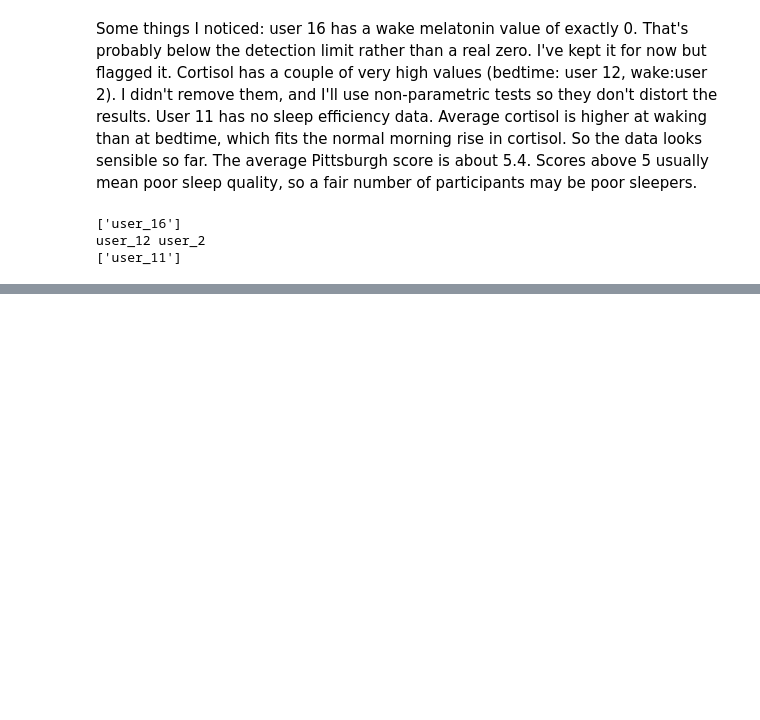
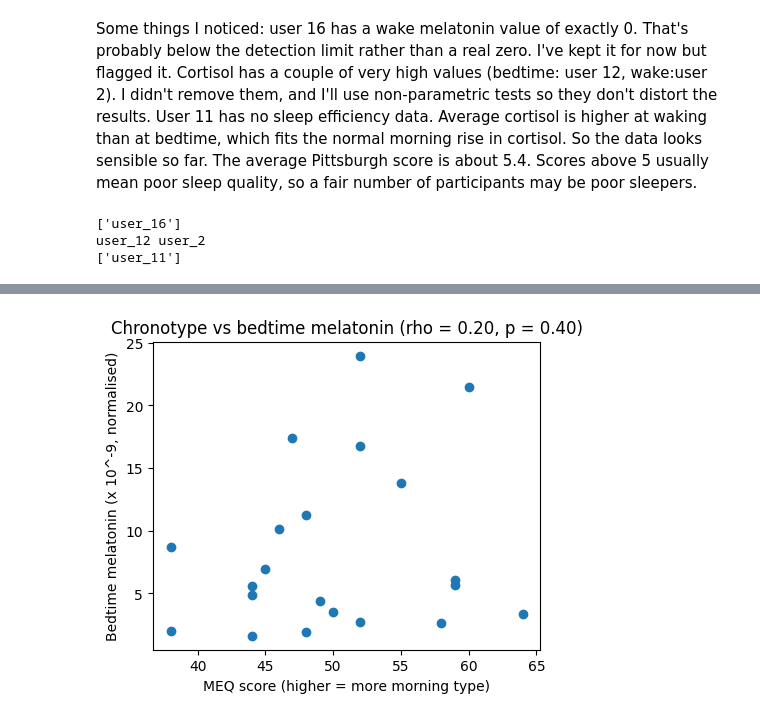
Before and after one commit to alishbakhan21/mmash-sleep-hormones, a Jupyter notebook: 01_load_and_merge.ipynb, the cells around one changed output, grey strips where cells are left out. Saved outputs shown, nothing was run; the diff lists cells and outputs as text; code cells hidden in the pictures; blank space fills up the shorter version.

```diff
--- a/01_load_and_merge.ipynb
+++ b/01_load_and_merge.ipynb
@@ -223,0 +277,9 @@ user_12 user_2
+# %%
+plt.figure(figsize=(5, 4))
+plt.scatter(data["MEQ"], data["mel_bed"] * 1e9)
+plt.xlabel("MEQ score (higher = more morning type)")
+plt.ylabel("Bedtime melatonin (x 10^-9, normalised)")
+plt.title("Chronotype vs bedtime melatonin (rho = 0.20, p = 0.40)")
+plt.show()
+# %% [output]
+[figure, added]
```
Also changed, not shown: parts of 11 cells of this notebook.
